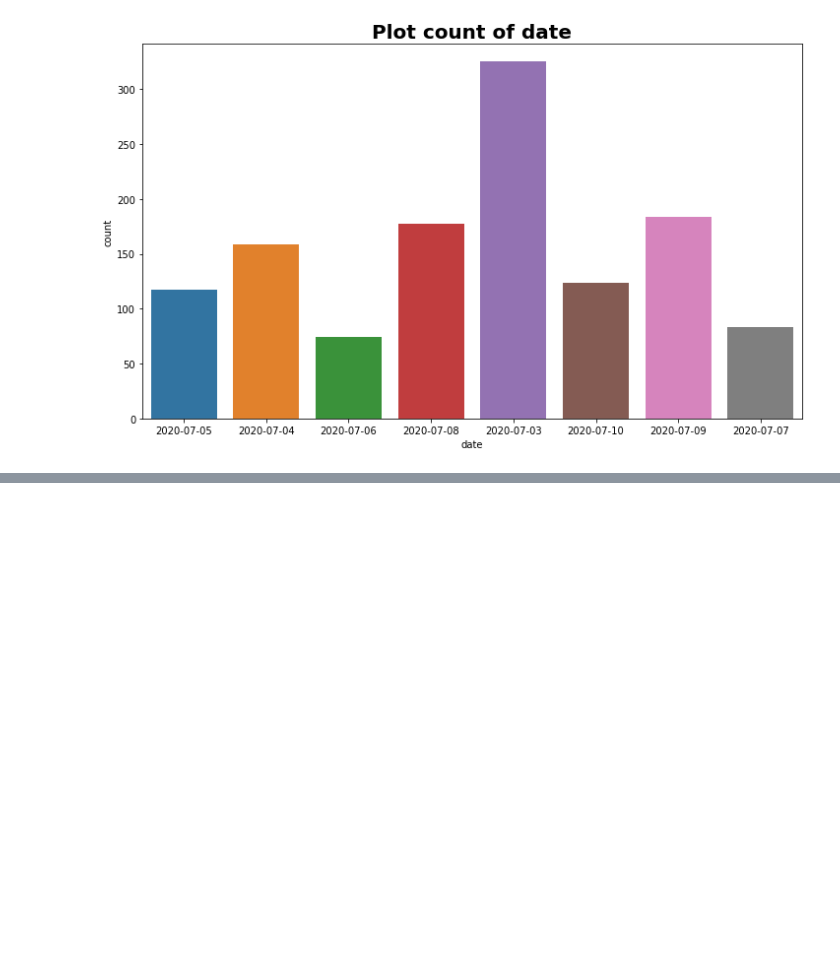
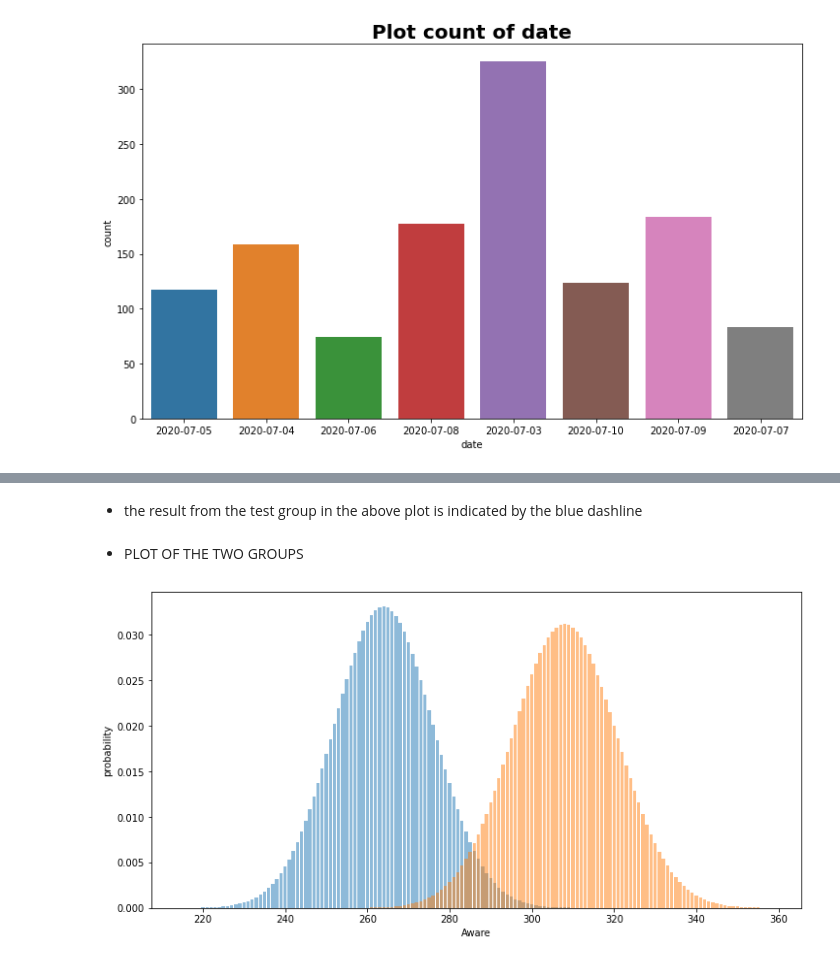
Before and after one commit to sel6/abtest-mlops, a Jupyter notebook: notebooks/data_preparation_and_exploration.ipynb, the cells around one changed output, grey strips where cells are left out. Saved outputs shown, nothing was run; the diff lists cells and outputs as text; code cells hidden in the pictures; blank space fills up the shorter version.

```diff
--- a/notebooks/data_preparation_and_exploration.ipynb
+++ b/notebooks/data_preparation_and_exploration.ipynb
@@ -181,0 +183,8 @@ plt.xlabel("Conversions"); plt.ylabel("Probability");
+# %% [markdown]
+* the result from the test group in the above plot is indicated by the blue dashline
+# %% [markdown]
+* PLOT OF THE TWO GROUPS
+# %%
+DP.cont_exp_distribution(cont_aware, exp_aware, tot_cont_plot, tot_exp_plot, control_plot, exposed_plot)
+# %% [output]
+[figure, added]
```
Also changed, not shown: parts of 12 cells of this notebook.
